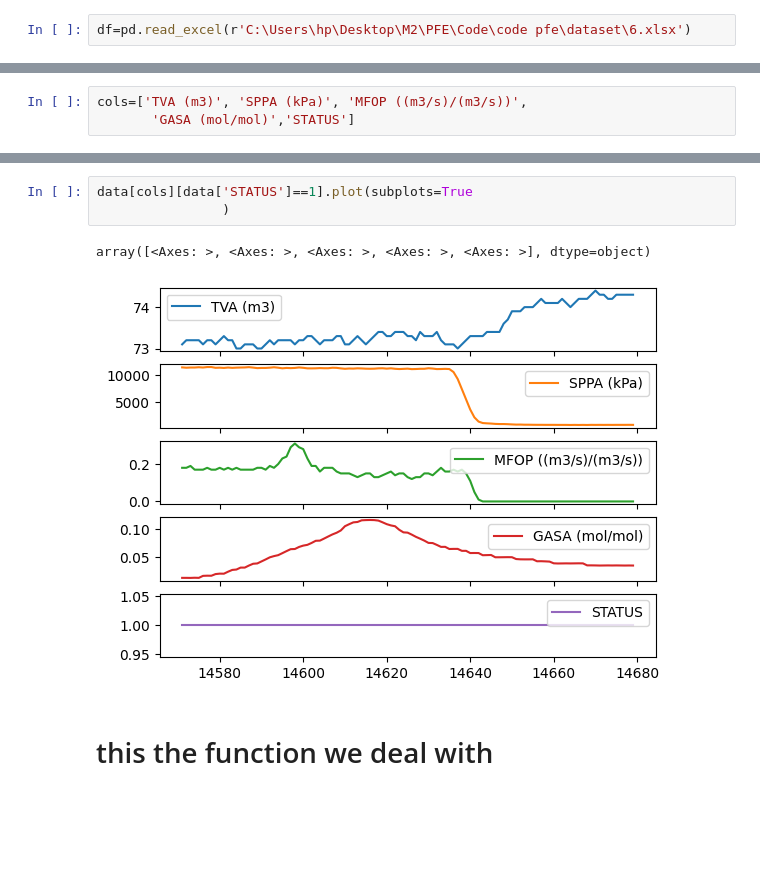
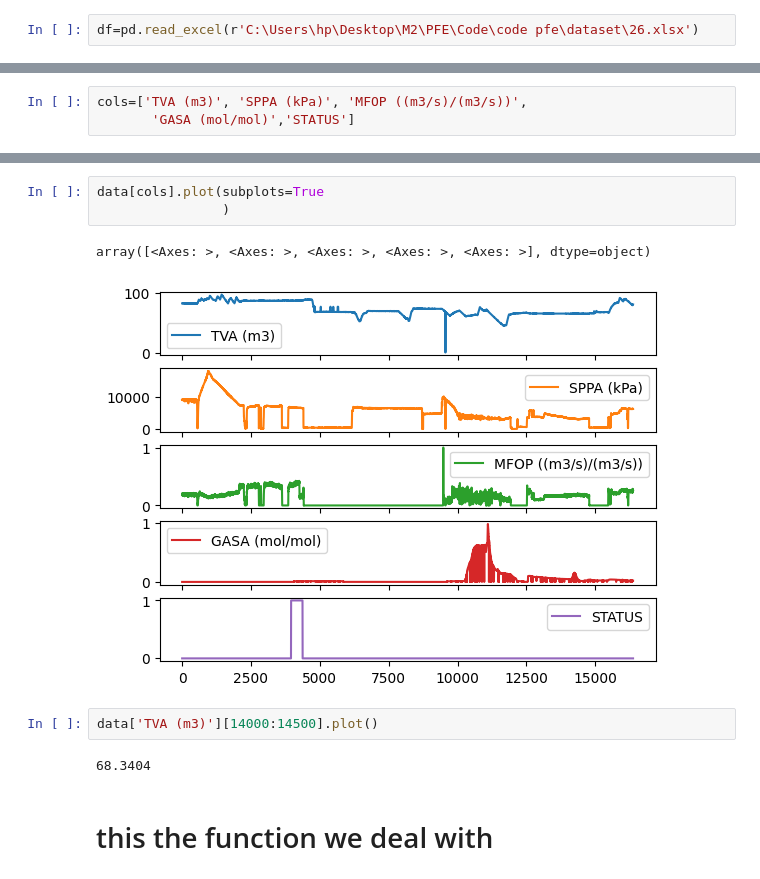
Before and after one commit to ABDESSAMED-tech/kick_detection, a Jupyter notebook: algorithme aproch/ALgorithme.ipynb, the cells around one changed output, grey strips where cells are left out. Cells and saved outputs as stored; diff of their text form; blank space fills up the shorter version.

```diff
--- a/algorithme aproch/ALgorithme.ipynb
+++ b/algorithme aproch/ALgorithme.ipynb
@@ -14,7 +14,7 @@ def add_variation_column(df, column_name):
 # read the data from  data_kick.xlsx forme folder machine learning algorithem test
 or use the file from dataset folder the varaiation is calculated
 # %%
-df=pd.read_excel(r'C:\Users\hp\Desktop\M2\PFE\Code\code pfe\dataset\6.xlsx')
+df=pd.read_excel(r'C:\Users\hp\Desktop\M2\PFE\Code\code pfe\dataset\26.xlsx')
 # %%
 df.columns
 # %% [output]
@@ -81,8 +90,12 @@ cols=['TVA (m3)', 'SPPA (kPa)', 'MFOP ((m3/s)/(m3/s))',
 # %%
-data[cols][data['STATUS']==1].plot(subplots=True
+data[cols].plot(subplots=True
                 )
 # %% [output]
 array([<Axes: >, <Axes: >, <Axes: >, <Axes: >, <Axes: >], dtype=object)
-[figure, old version]
+[figure, new version]
+# %%
+data['TVA (m3)'][14000:14500].plot()
+# %% [output]
+68.3404
 # %% [markdown]
 # this the function we deal with
```
Also changed, not shown: parts of 20 cells of this notebook.
